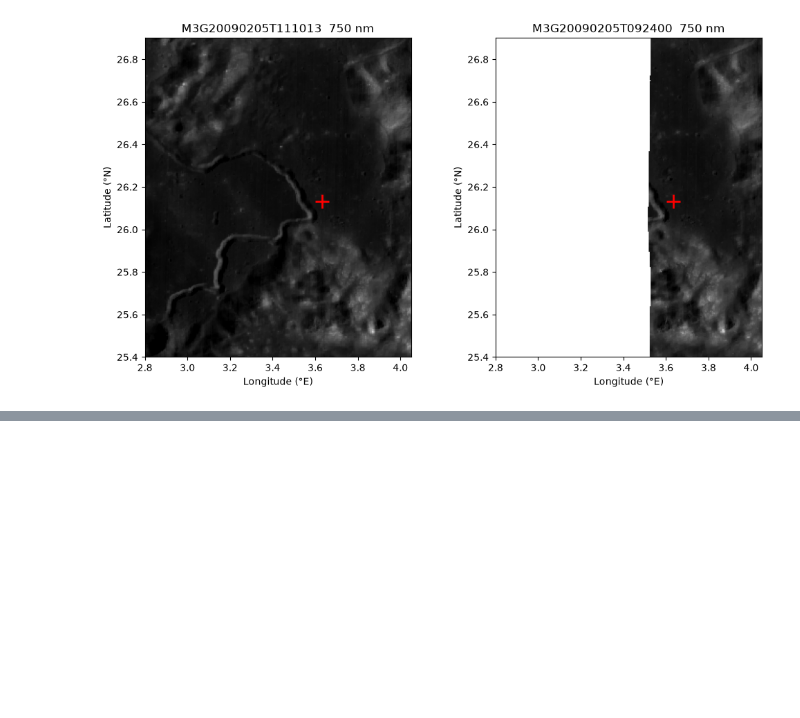
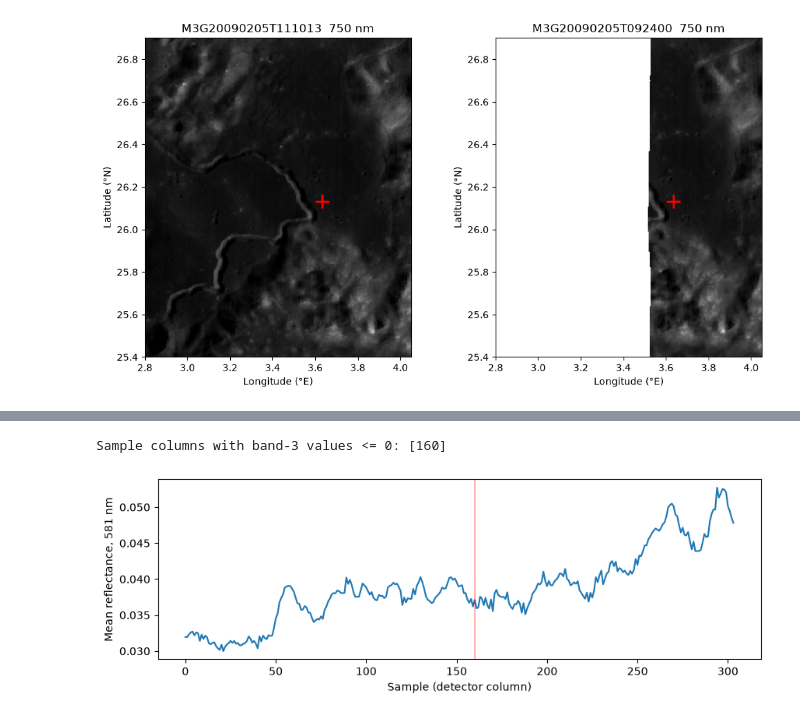
Before and after one commit to SourabhShubhamSinha/m3_spectral_clustering, a Jupyter notebook: notebooks/01_exploratory_m3_analysis.ipynb, the cells around one changed output, grey strips where cells are left out. Cells and saved outputs as stored; diff of their text form; code cells hidden in the pictures; blank space fills up the shorter version.

```diff
--- a/notebooks/01_exploratory_m3_analysis.ipynb
+++ b/notebooks/01_exploratory_m3_analysis.ipynb
@@ -138,0 +225,15 @@ plt.show()
+# %%
+raw = subsets[0]["rfl"]                              # (85, lines, 304), sensor geometry
+neg_cols = np.where((raw[3] <= 0).any(axis=0))[0]
+print("Sample columns with band-3 values <= 0:", neg_cols)
+
+col_mean = np.nanmean(raw[3], axis=0)                # mean of band 3 along each column
+plt.figure(figsize=(10, 3))
+plt.plot(col_mean)
+for c in neg_cols:
+    plt.axvline(c, color="r", alpha=0.3)
+plt.xlabel("Sample (detector column)"); plt.ylabel("Mean reflectance, 581 nm")
+plt.show()
+# %% [output]
+Sample columns with band-3 values <= 0: [160]
+[figure, added]
```
Also changed, not shown: parts of 18 cells of this notebook.
